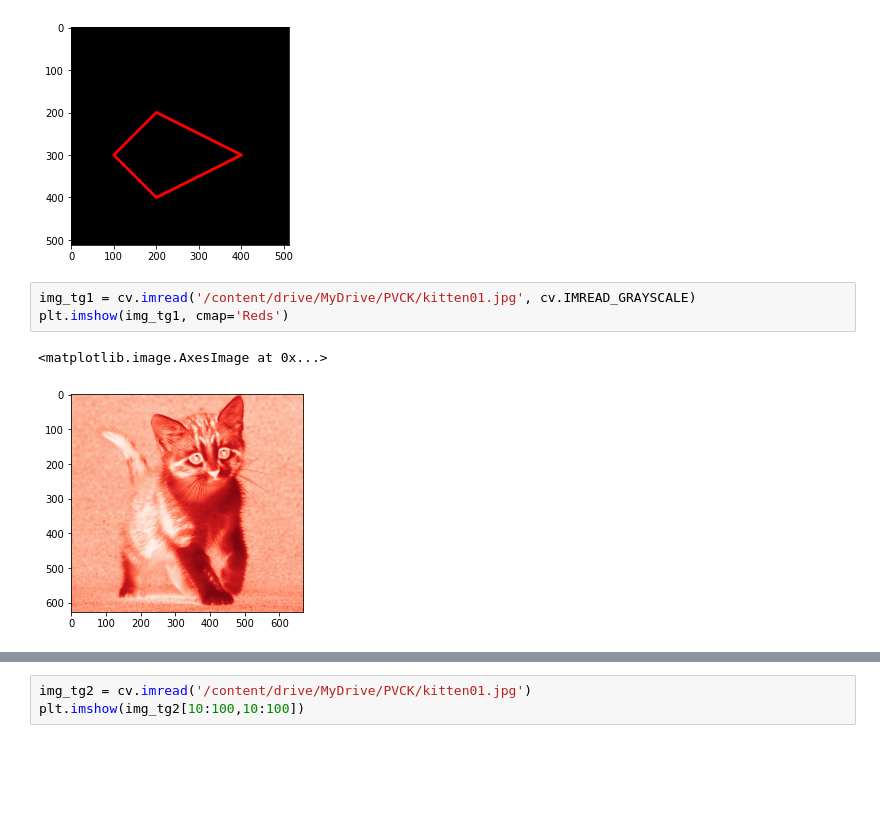
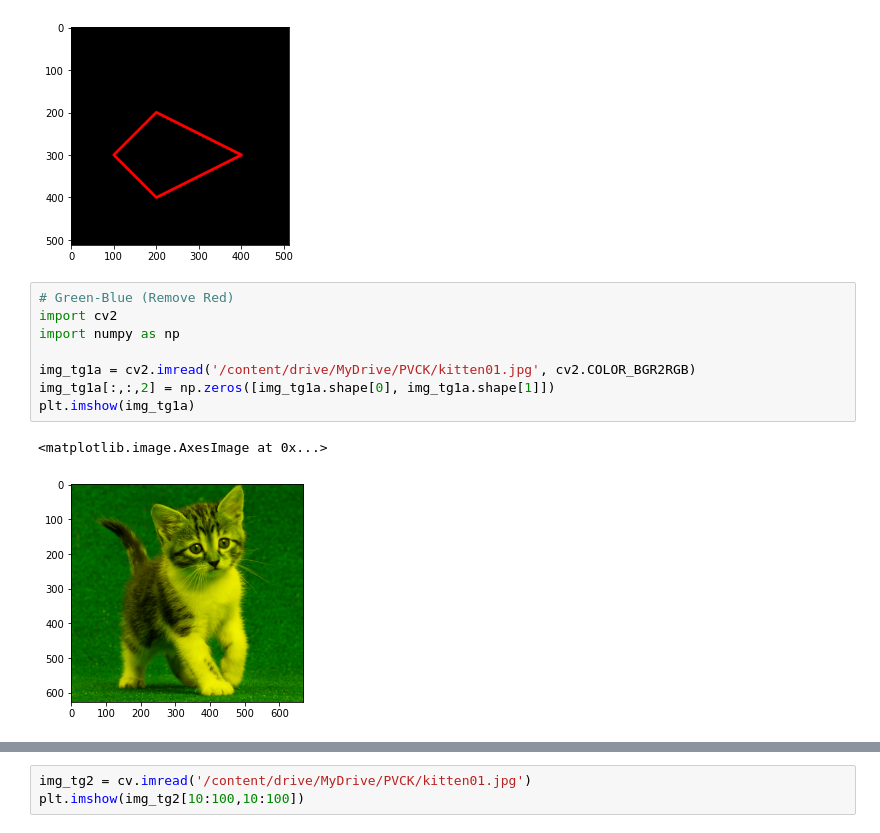
Before and after one commit to kinanpermata/17_UAS_PEMJAR_Kinanti-Permata-Putri, a Jupyter notebook: Week2.ipynb, the cells around one changed output, grey strips where cells are left out. Drawn from its saved outputs; the diff is of its cells as text; blank space fills up the shorter version.

```diff
--- a/Week2.ipynb
+++ b/Week2.ipynb
@@ -114,9 +114,14 @@ plt.imshow(black_img2)
 # %% [output]
 <matplotlib.image.AxesImage at 0x...>
 [figure]
-# %%
-img_tg1 = cv.imread('/content/drive/MyDrive/PVCK/kitten01.jpg', cv.IMREAD_GRAYSCALE)
-plt.imshow(img_tg1, cmap='Reds')
-# %% [output]
-<matplotlib.image.AxesImage at 0x...>
-[figure, removed]
+# %%
+# Green-Blue (Remove Red)
+import cv2
+import numpy as np
+
+img_tg1a = cv2.imread('/content/drive/MyDrive/PVCK/kitten01.jpg', cv2.COLOR_BGR2RGB)
+img_tg1a[:,:,2] = np.zeros([img_tg1a.shape[0], img_tg1a.shape[1]])
+plt.imshow(img_tg1a)
+# %% [output]
+<matplotlib.image.AxesImage at 0x...>
+[figure, added]
```
Also changed, not shown: parts of 2 cells of this notebook.
